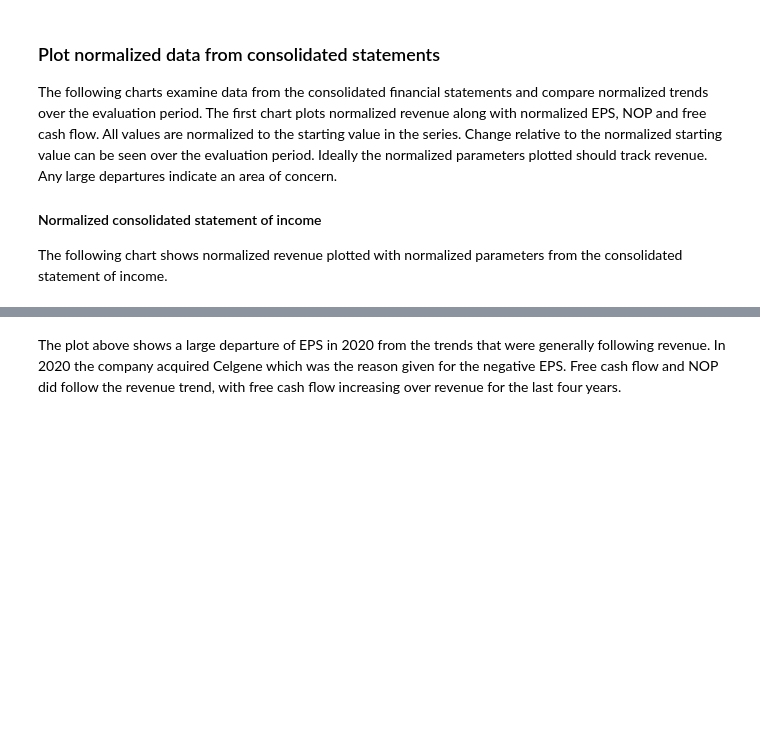
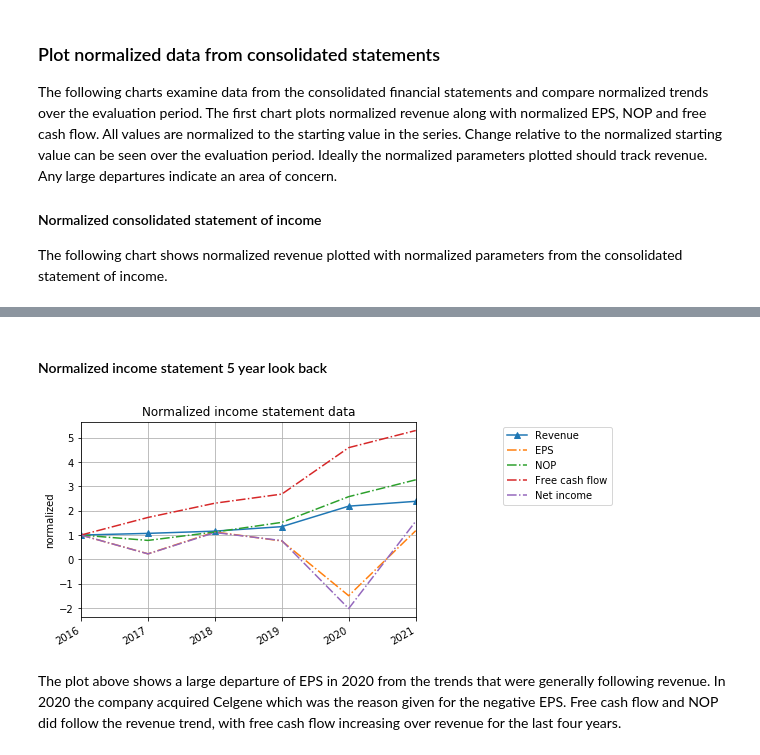
Before and after one commit to Tiburonboy/objective-blue-fish, a Jupyter notebook: BMY analysis.ipynb, the cells around one changed output, grey strips where cells are left out. Saved outputs shown, nothing was run; the diff lists cells and outputs as text; code cells hidden in the pictures; blank space fills up the shorter version.

```diff
--- a/BMY analysis.ipynb
+++ b/BMY analysis.ipynb
@@ -2163,3 +2270,52 @@ plt.show()
+# %% [markdown]
+#### Normalized income statement 5 year look back
+# %%
+# Set the locator
+locator = mdates.YearLocator()  # every year
+fmt = mdates.DateFormatter('%Y')
+
+# set look back range, left_yr is the index into the date range
+left_yr = -6
+
+plt.plot(df_metrics_data['FY'][left_yr:],
+    df_dcf_data['revenue'][left_yr:]/df_dcf_data['revenue'].iloc[left_yr],'^-',label='Revenue')
+plt.plot(df_metrics_data['FY'][left_yr:],
+    df_metrics_data['eps'][left_yr:]/df_metrics_data['eps'].iloc[left_yr],
+    '-.',label='EPS')
+plt.plot(df_metrics_data['FY'][left_yr:],
+    nop[left_yr:]/nop[left_yr],
+    '-.',label='NOP')
+plt.plot(df_metrics_data['FY'][left_yr:],
+    df_metrics_data['free_cash_flow'][left_yr:]/df_metrics_data['free_cash_flow'].iloc[left_yr],
+    '-.',label='Free cash flow')
+# net income
+plt.plot(df_metrics_data['FY'][left_yr:],
+    df_metrics_data['net_income'][left_yr:]/df_metrics_data['net_income'].iloc[left_yr],
+    '-.',label='Net income')
+
+X = plt.gca().xaxis
+X.set_major_locator(locator)
+# Specify formatter
+X.set_major_formatter(fmt)
+plt.gcf().autofmt_xdate()
+# Changes x-axis range
+plt.gca().set_xbound(year_ended_list[left_yr], year_ended_list[-1])
+
+#plt.ylim((0,4))
+plt.title('Normalized income statement data')
+plt.ylabel('normalized')
+#plt.legend()
+plt.legend(bbox_to_anchor=(1.6, 1))
+
+plt.grid()
+
+# space between the plots
+#plt.tight_layout(4)
+
+# show plot
+plt.show()
+# %% [output]
+[figure, added]
 # %% [markdown]
 The plot above shows a large departure of EPS in 2020 from the trends that were generally following revenue. In 2020 the company acquired Celgene which was the reason given for the negative EPS. Free cash flow and NOP did follow the revenue trend, with free cash flow increasing over revenue for the last four years.
 # %% [markdown]
```
Also changed, not shown: parts of 62 cells of this notebook, 1 other file.
